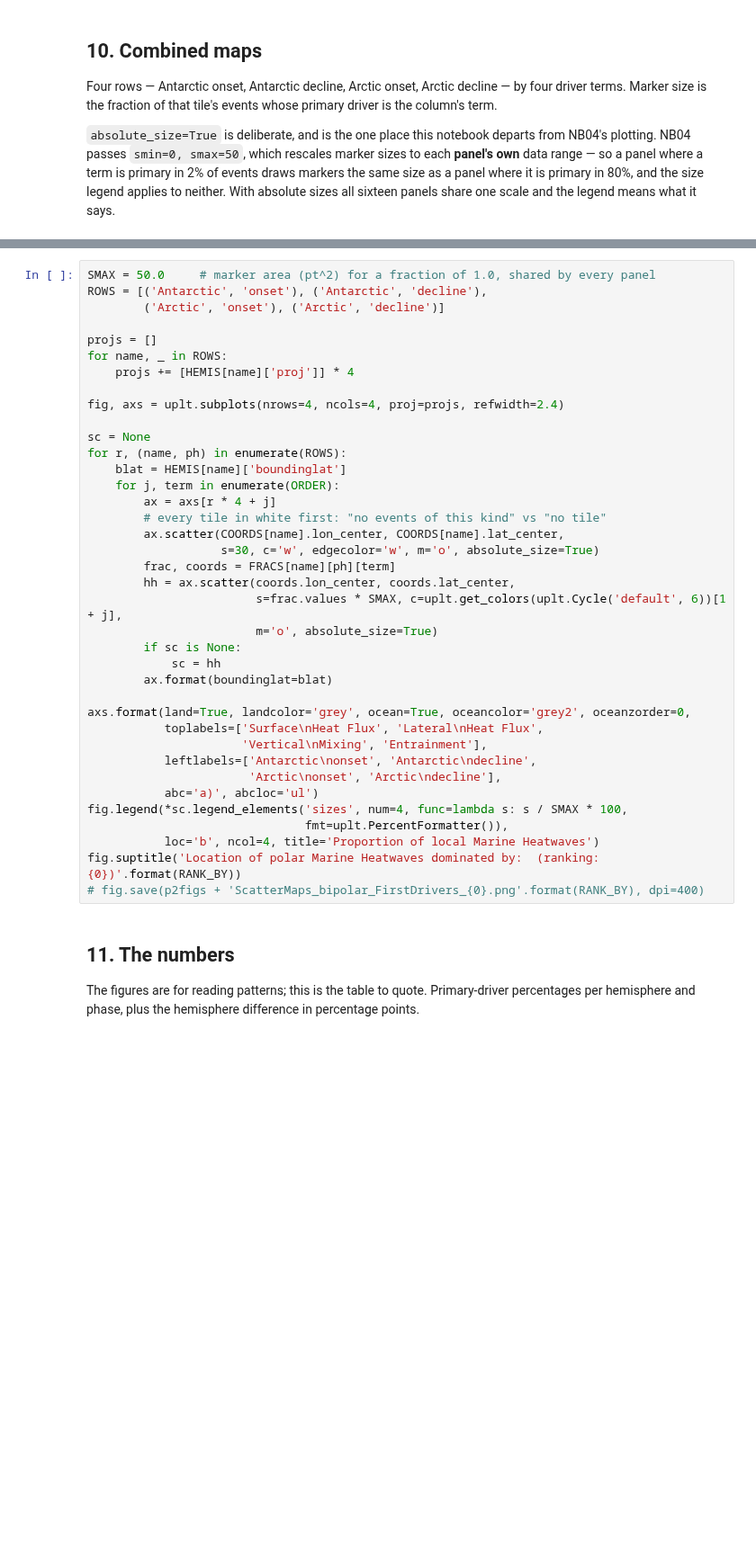
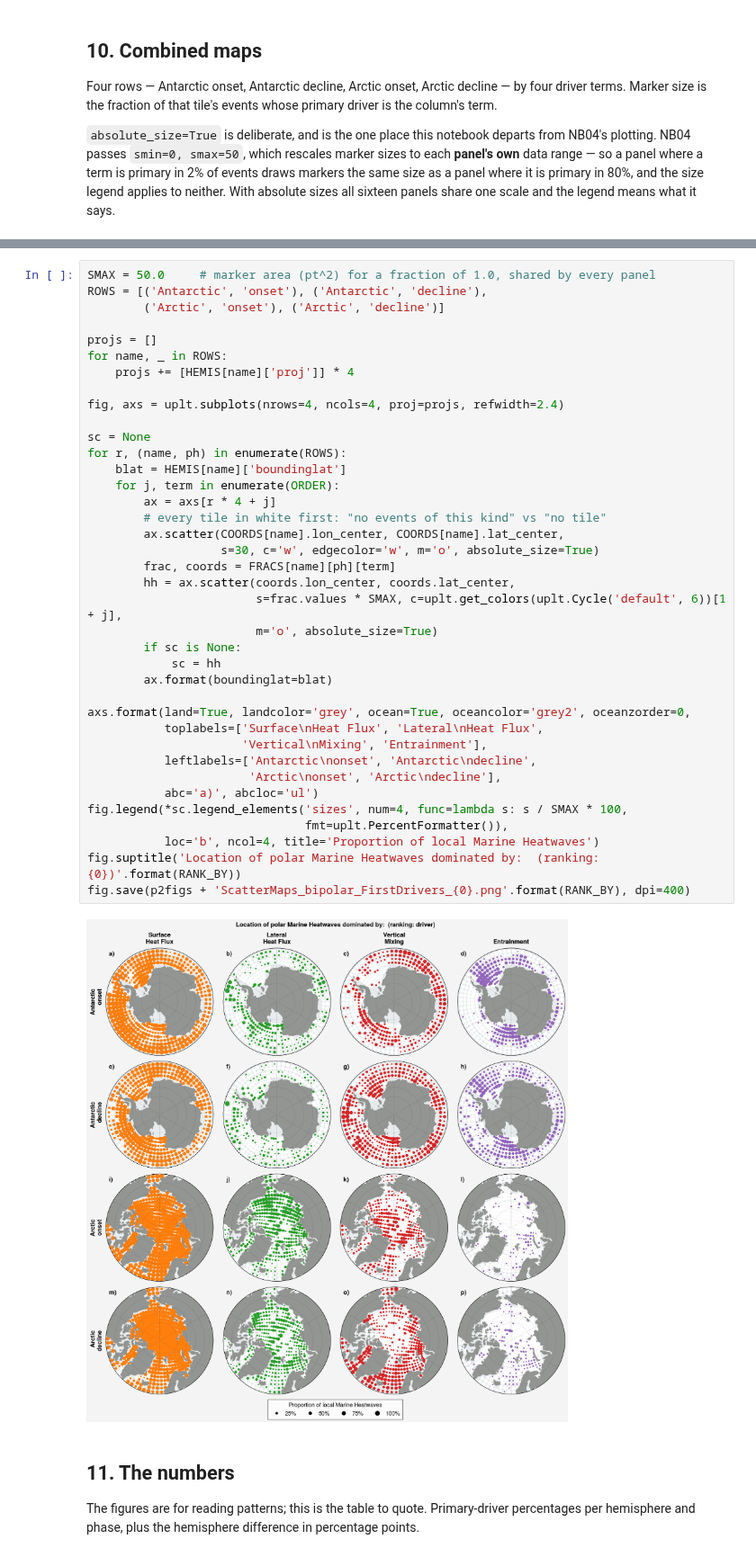
Before and after one commit to nmalan/polar-mhw-driver, a Jupyter notebook: notebooks/06_bipolar_richaud_method.ipynb, the cells around one changed output, grey strips where cells are left out. Shown at 90% size. Drawn from its saved outputs; the diff is of its cells as text; blank space fills up the shorter version.

```diff
--- a/notebooks/06_bipolar_richaud_method.ipynb
+++ b/notebooks/06_bipolar_richaud_method.ipynb
@@ -1033,34 +1127,36 @@ for name, _ in ROWS:
     projs += [HEMIS[name]['proj']] * 4
 
 fig, axs = uplt.subplots(nrows=4, ncols=4, proj=projs, refwidth=2.4)
 
 sc = None
 for r, (name, ph) in enumerate(ROWS):
     blat = HEMIS[name]['boundinglat']
     for j, term in enumerate(ORDER):
         ax = axs[r * 4 + j]
         # every tile in white first: "no events of this kind" vs "no tile"
         ax.scatter(COORDS[name].lon_center, COORDS[name].lat_center,
                    s=30, c='w', edgecolor='w', m='o', absolute_size=True)
         frac, coords = FRACS[name][ph][term]
         hh = ax.scatter(coords.lon_center, coords.lat_center,
                         s=frac.values * SMAX, c=uplt.get_colors(uplt.Cycle('default', 6))[1 + j],
                         m='o', absolute_size=True)
         if sc is None:
             sc = hh
         ax.format(boundinglat=blat)
 
 axs.format(land=True, landcolor='grey', ocean=True, oceancolor='grey2', oceanzorder=0,
            toplabels=['Surface\nHeat Flux', 'Lateral\nHeat Flux',
                       'Vertical\nMixing', 'Entrainment'],
            leftlabels=['Antarctic\nonset', 'Antarctic\ndecline',
                        'Arctic\nonset', 'Arctic\ndecline'],
            abc='a)', abcloc='ul')
 fig.legend(*sc.legend_elements('sizes', num=4, func=lambda s: s / SMAX * 100,
                                fmt=uplt.PercentFormatter()),
            loc='b', ncol=4, title='Proportion of local Marine Heatwaves')
 fig.suptitle('Location of polar Marine Heatwaves dominated by:  (ranking: {0})'.format(RANK_BY))
-# fig.save(p2figs + 'ScatterMaps_bipolar_FirstDrivers_{0}.png'.format(RANK_BY), dpi=400)
+fig.save(p2figs + 'ScatterMaps_bipolar_FirstDrivers_{0}.png'.format(RANK_BY), dpi=400)
+# %% [output]
+[figure, added]
 # %% [markdown]
 ## 11. The numbers
 
```
Also changed, not shown: parts of 18 cells of this notebook, 2 other files.
